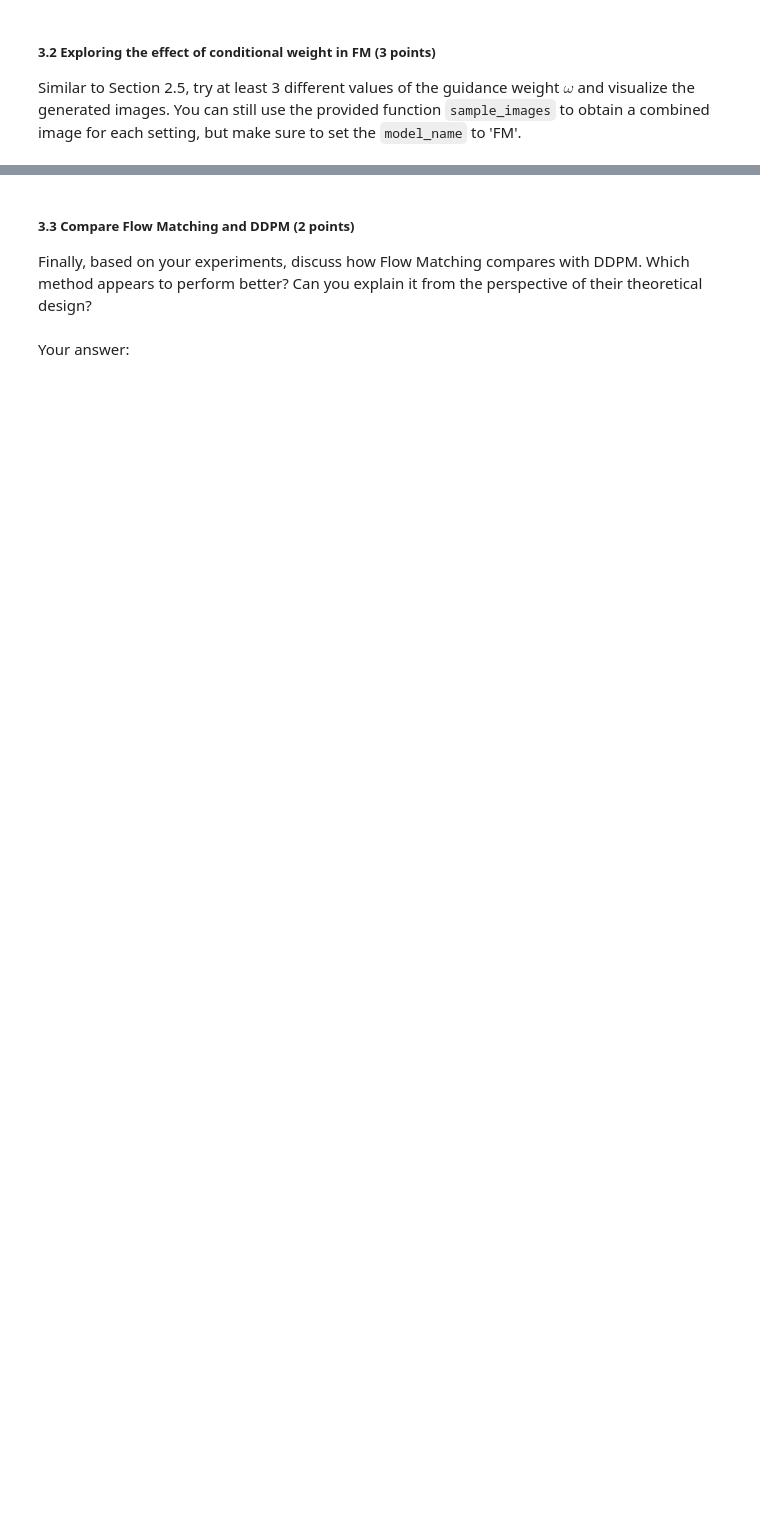
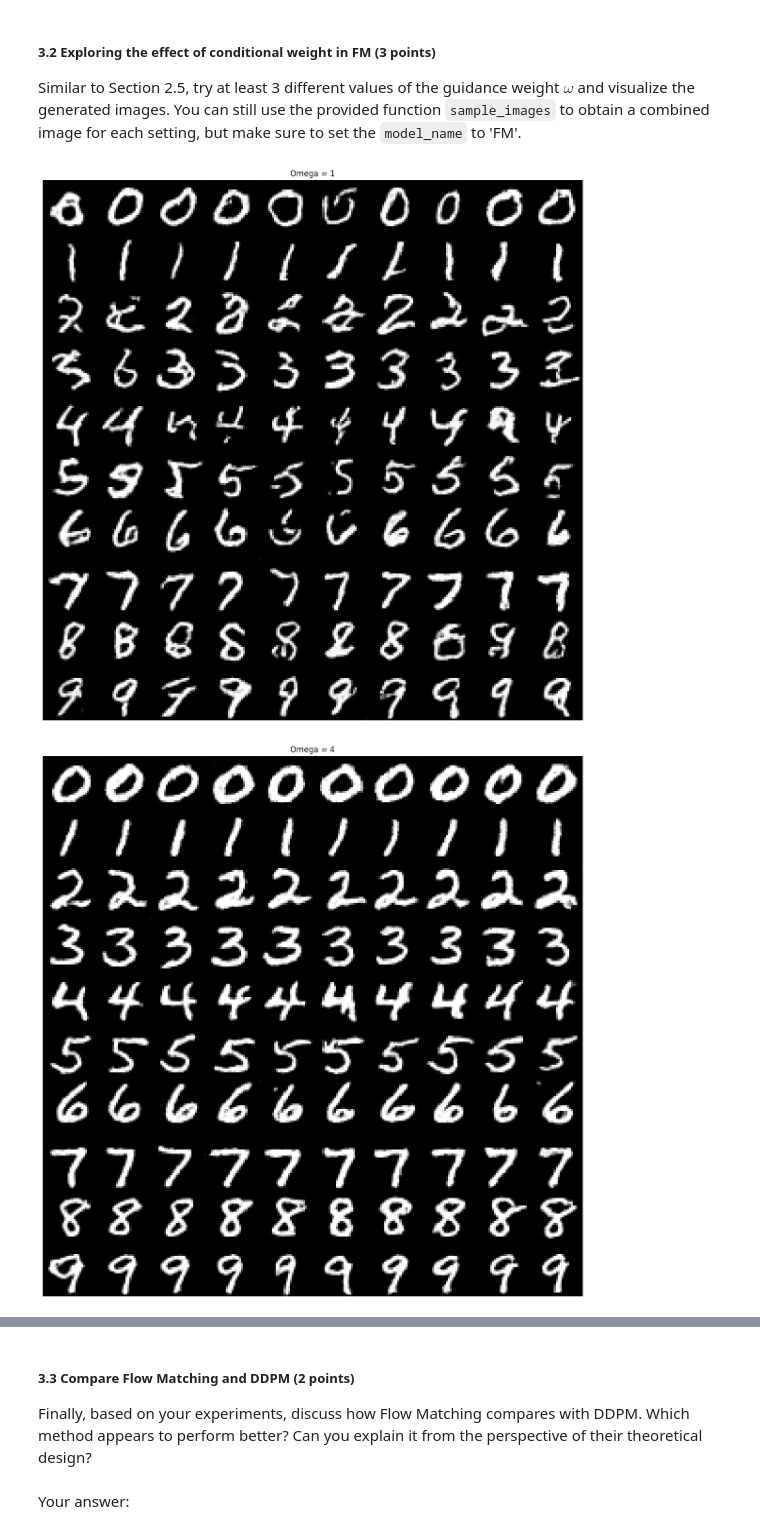
Before and after one commit to SamuelLo1/Deep-Learning-Notebooks, a Jupyter notebook: project2/ConditionalDDPM.ipynb, the cells around one changed output, grey strips where cells are left out. Cells and saved outputs as stored; diff of their text form; code cells hidden in the pictures; blank space fills up the shorter version.

Commit message:
add: save generated images from the different omega values

```diff
--- a/project2/ConditionalDDPM.ipynb
+++ b/project2/ConditionalDDPM.ipynb
@@ -638,16 +638,30 @@ Similar to Section 2.5, try at least 3 different values of the guidance weight $
 # %%
 from utils import sample_images
 import matplotlib.pyplot as plt
 # ==================================================== #
 # YOUR CODE HERE:
 #   Try at least 3 different conditional guidance weights and visualize it.
 #   Example of using a different omega value:
 #       train_config_FM.omega = omega
 #       fig = sample_images(config = train_config_FM, checkpoint_path = path_to_your_checkpoint, model_name = 'FM')
 
+omegas = [1,4,7]
+checkpoint_direc = "/content/Deep-Learning-Notebooks/project2/save/T_50_default_FM/best_checkpoint.pth"
+for omega in omegas:
 
+  train_config_FM.omega = omega
+  fig = sample_images(config = train_config_FM, checkpoint_path = checkpoint_direc, model_name = 'FM')
+  plt.figure(figsize=(12, 12))
+  plt.imshow(fig)
+  plt.title(f'Omega = {omega}')
+  plt.axis('off')
+  plt.tight_layout()
+  plt.show()
 
 
 
 
 # ==================================================== #
+# %% [output]
+[figure, added]
+[figure, added]
```
Also changed, not shown: parts of 1 cell of this notebook.
